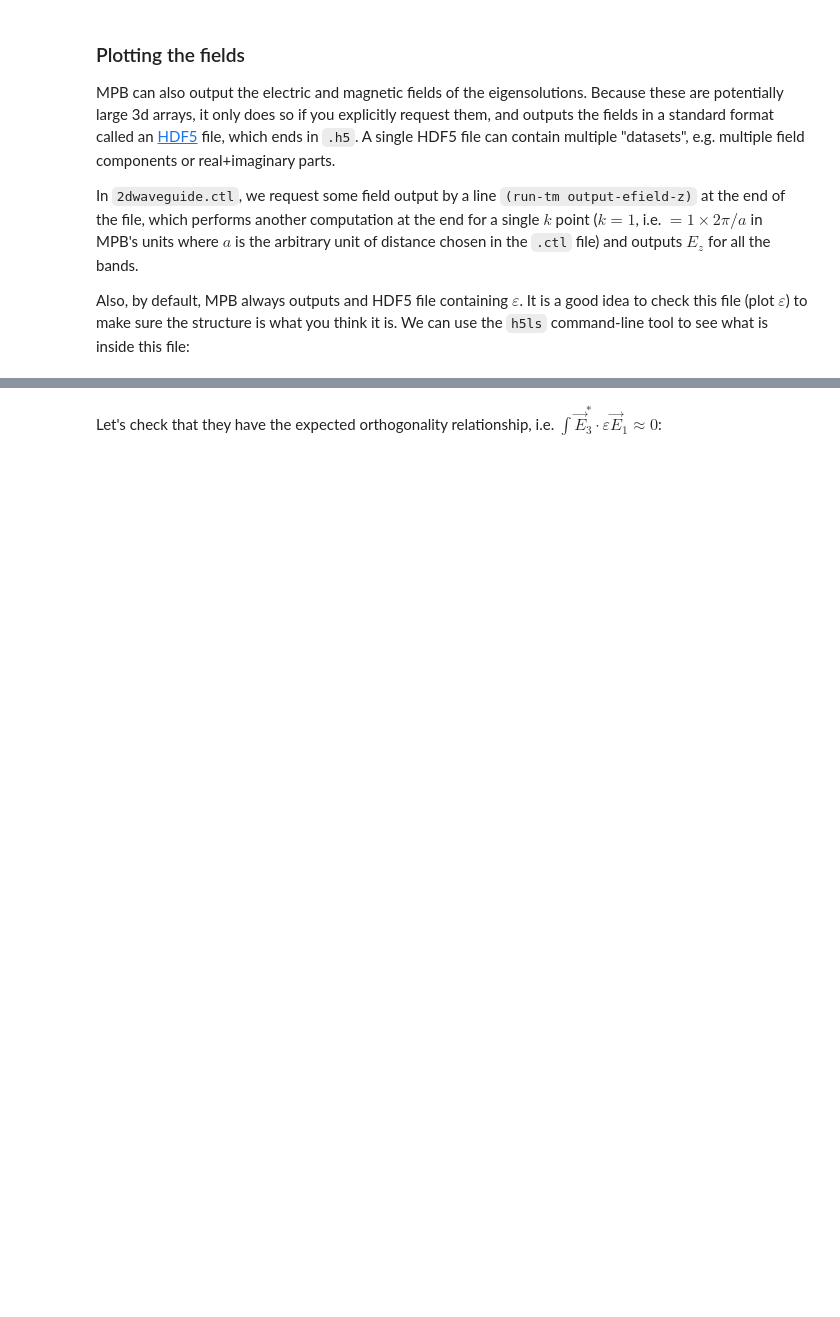
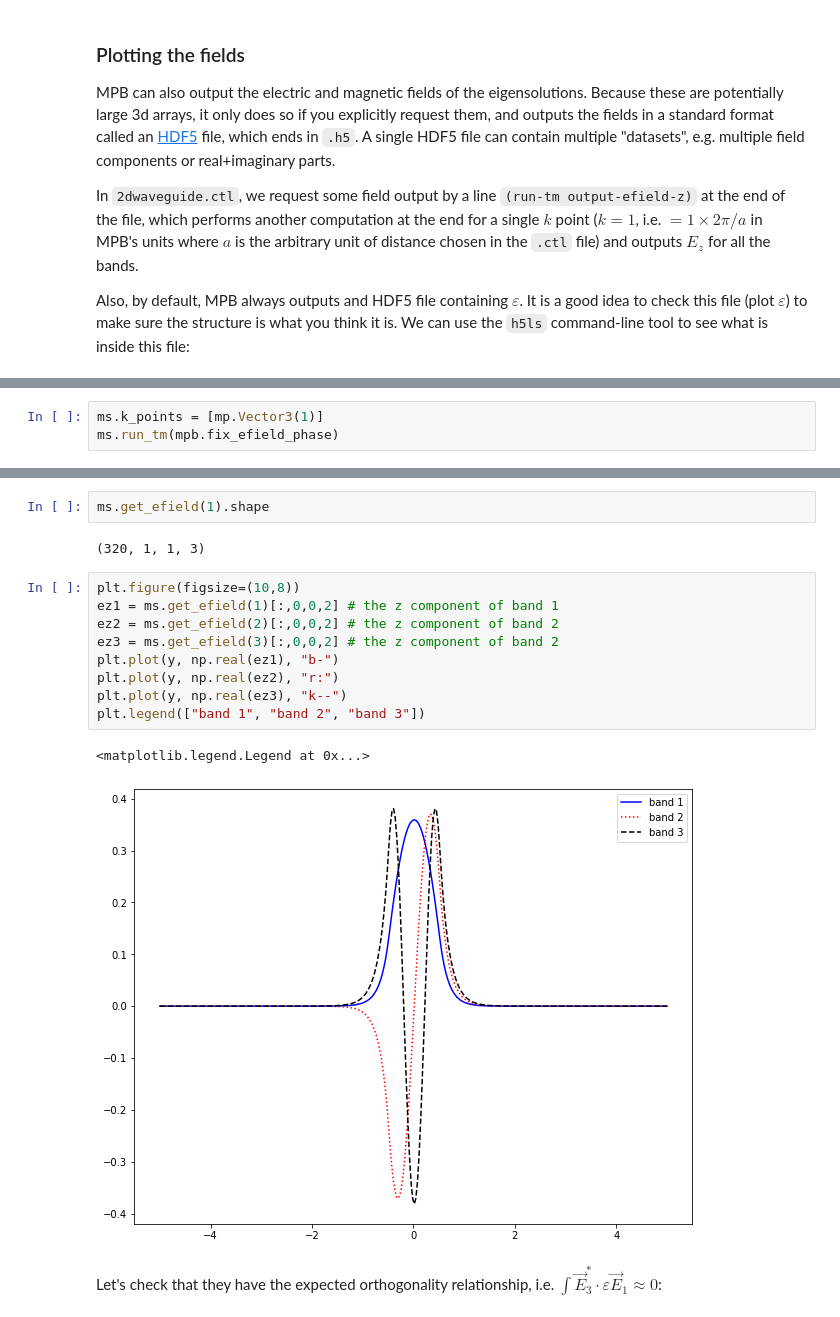
Before and after one commit to mitmath/18369, a Jupyter notebook: notes/MPB-demo.ipynb, the cells around one changed output, grey strips where cells are left out. Cells and saved outputs as stored; diff of their text form; blank space fills up the shorter version.

```diff
--- a/notes/MPB-demo.ipynb
+++ b/notes/MPB-demo.ipynb
@@ -189,0 +220,3 @@ PyObject <matplotlib.legend.Legend object at 0x...>
+# %%
+ms.k_points = [mp.Vector3(1)]
+ms.run_tm(mpb.fix_efield_phase)
@@ -190,3 +241,19 @@ PyObject <matplotlib.legend.Legend object at 0x...>
+# %%
+ms.get_efield(1).shape
+# %% [output]
+(320, 1, 1, 3)
+# %%
+plt.figure(figsize=(10,8))
+ez1 = ms.get_efield(1)[:,0,0,2] # the z component of band 1
+ez2 = ms.get_efield(2)[:,0,0,2] # the z component of band 2
+ez3 = ms.get_efield(3)[:,0,0,2] # the z component of band 2
+plt.plot(y, np.real(ez1), "b-")
+plt.plot(y, np.real(ez2), "r:")
+plt.plot(y, np.real(ez3), "k--")
+plt.legend(["band 1", "band 2", "band 3"])
+# %% [output]
+<matplotlib.legend.Legend at 0x...>
+[figure, added]
 # %% [markdown]
 Let's check that they have the expected orthogonality relationship, i.e. $\int \vec{E}_3^* \cdot \varepsilon \vec{E}_1 \approx 0$:
 # %%
```
Also changed, not shown: parts of 62 cells of this notebook, 1 other file.
